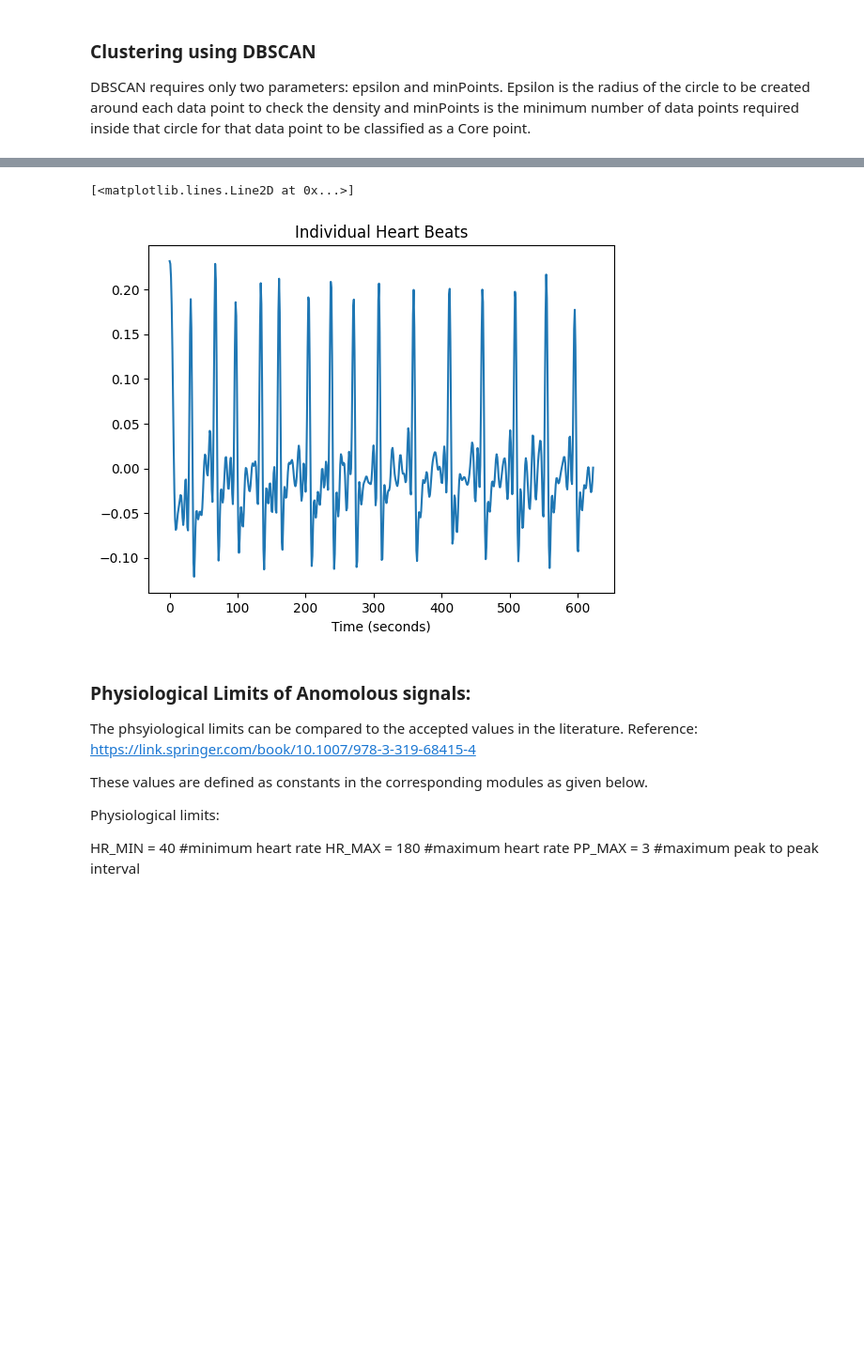
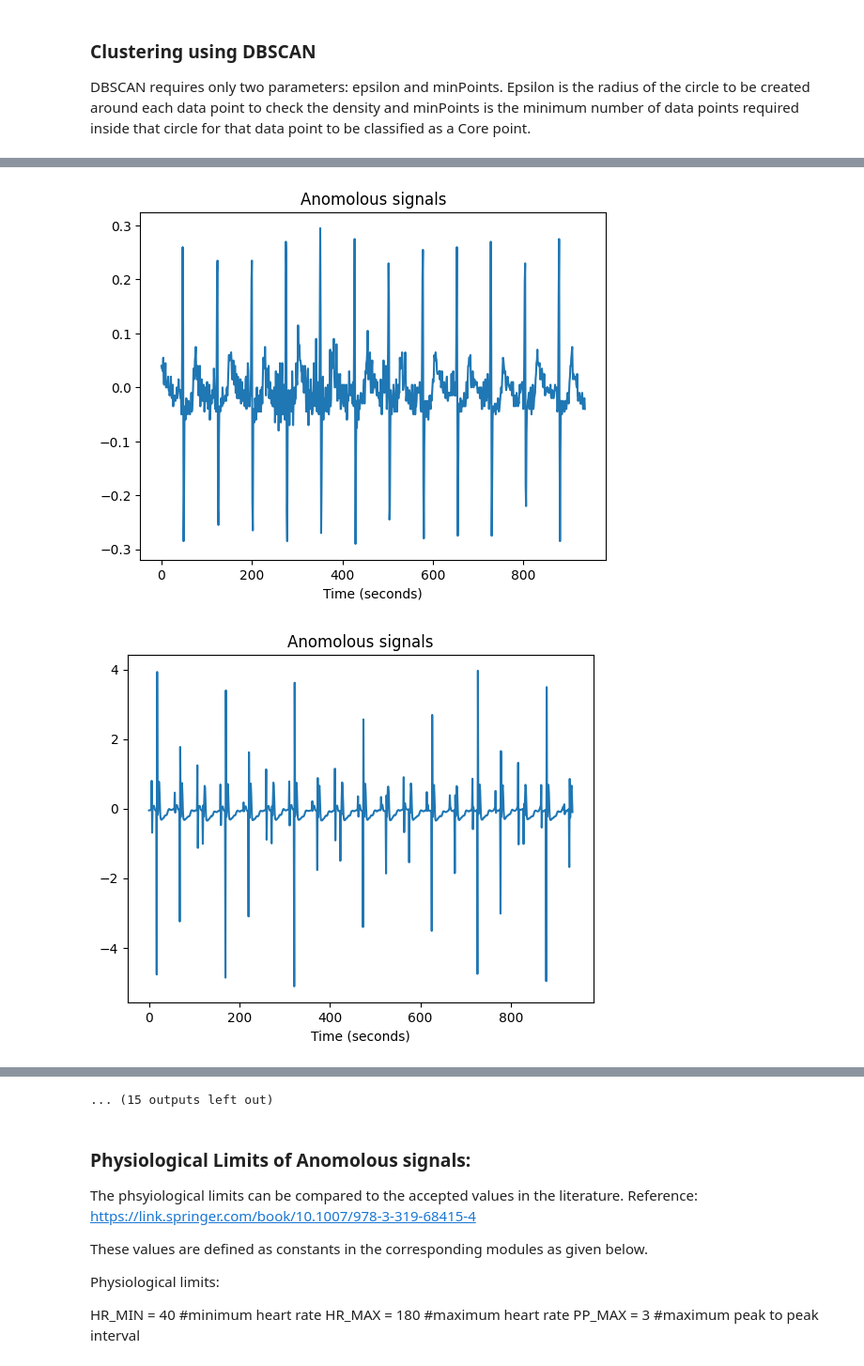
Before and after one commit to KaiWU17TUM/WaveformAnomaly, a Jupyter notebook: 3_Clustering.ipynb, the cells around one changed output, grey strips where cells are left out. Shown at 94% size. Cells and saved outputs as stored; diff of their text form; code cells hidden in the pictures; blank space fills up the shorter version.

Commit message:
new clustering

```diff
--- a/3_Clustering.ipynb
+++ b/3_Clustering.ipynb
@@ -31,12 +31,13 @@ for patient in ecg_filt:
 # %% [markdown]
 ### Divide signals from patients into chunks of 10 seconds
 # %%
-duration = int(10*62.475)
-segments_ecg = []
+duration = int(15*62.475)
+segments_ecg = {}
 
-for patient in ecg_filt:
-    values = ecg_filt[patient]
+for patient in ecg:
+    values = ecg[patient]
+    segments_ecg[patient] = []
     for i in range(0,len(values) - duration + 1, duration):
-        segments_ecg.append(values[i : (i + duration)])
+        segments_ecg[patient].append(values[i : (i + duration)])
 # %% [markdown]
 ## Feature extraction from the temporal domain
@@ -91,11 +106,11 @@ plot_ecg(signals=signals, peaks=peaks, show_peaks=True, figsize=(11, 7))
 # %% [markdown]
 ### Extracting relevant features into a dataframe
 # %%
-features_waves_df = pd.DataFrame(all_features_waves)
+features_waves_df = pd.DataFrame(all_features_waves[patient_num])
 features_waves_df  = features_waves_df.fillna(0)
 features_waves_reduced = features_waves_df[["ecg_t_PR", "ecg_t_QS", "ecg_t_QT", "ecg_t_PT_QS", "ecg_t_QT_QS"]]
 
-features_rpeaks_df = pd.DataFrame(all_features_rpeaks)
+features_rpeaks_df = pd.DataFrame(all_features_rpeaks[patient_num])
 features_rpeaks_df  = features_rpeaks_df.fillna(0)
 features_repaks_reduced = features_rpeaks_df[["ecg_RR1", "ecg_RRm"]]
 
@@ -121,7 +120,7 @@ features_waves_reduced
 ### Clustering using DBSCAN
 DBSCAN requires only two parameters: epsilon and minPoints. Epsilon is the radius of the circle to be created around each data point to check the density and minPoints is the minimum number of data points required inside that circle for that data point to be classified as a Core point.
 # %%
-clustering = DBSCAN(eps=0.2, min_samples=30).fit(features_waves_reduced)
+clustering = DBSCAN(eps=1, min_samples=100).fit(features_waves_reduced)
 DBSCAN_dataset = features_waves_reduced.copy()
 DBSCAN_dataset.loc[:,'Cluster'] = clustering.labels_
 
@@ -154,9 +159,13 @@ anomolous_signals
 # %%
 # Prepare figure
-fig, ax = plt.subplots()
 
-ax.set_title("Individual Heart Beats")
-ax.set_xlabel("Time (seconds)")
+for i in range(len(anomoly_indices)):
+    fig, ax = plt.subplots()
 
-ax.plot(all_filtered_signals[anomoly_indices[0]])
+    ax.set_title("Anomolous signals")
+    ax.set_xlabel("Time (seconds)")
+
+    ax.plot(all_filtered_signals[patient_num][anomoly_indices[i]])
 # %% [output]
+[figure, new version]
+[figure, added]
@@ -163,5 +182,4 @@ ax.plot(all_filtered_signals[anomoly_indices[0]])
-[<matplotlib.lines.Line2D at 0x...>]
+... (15 outputs left out)
-[figure, old version]
 # %% [markdown]
 ### Physiological Limits of Anomolous signals:
 The phsyiological limits can be compared to the accepted values in the literature. Reference: https://link.springer.com/book/10.1007/978-3-319-68415-4
```
Also changed, not shown: parts of 11 cells of this notebook, 3 other files.
